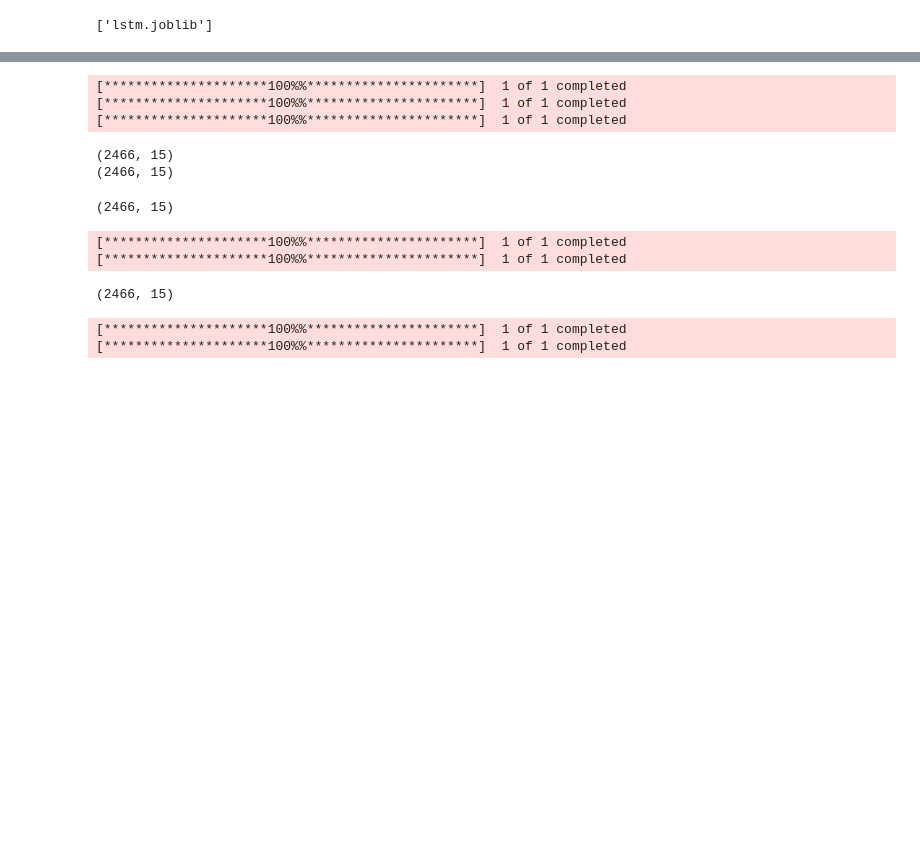
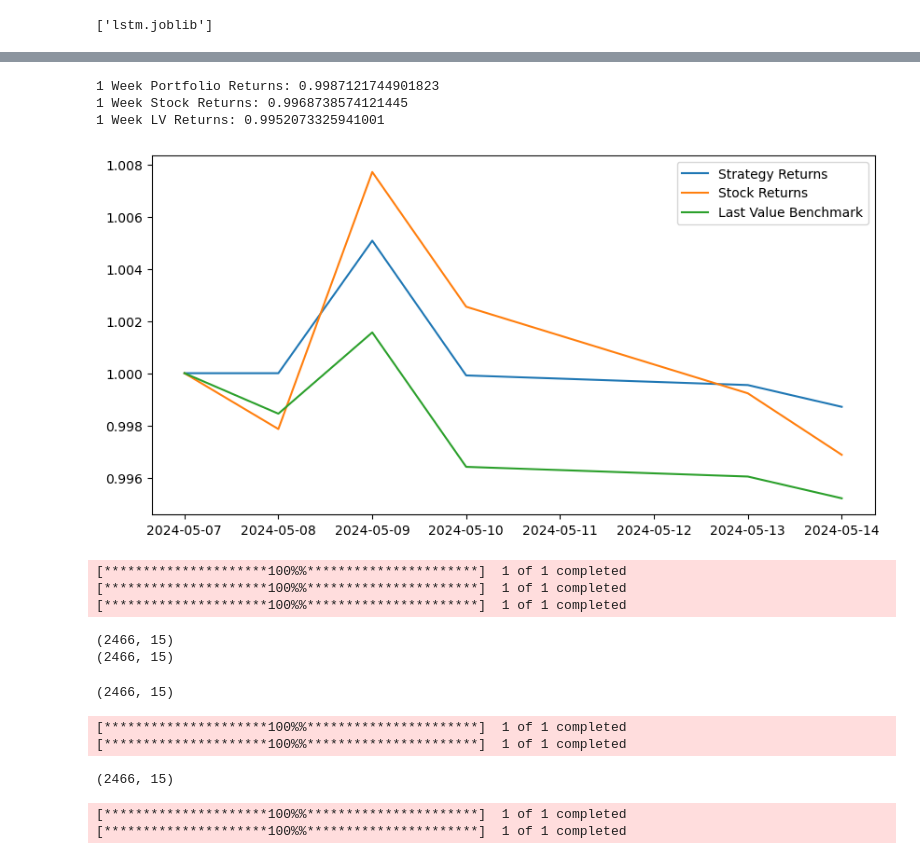
Before and after one commit to jjr2024/cs-451-quant-project, a Jupyter notebook: quant_research.ipynb, the cells around one changed output, grey strips where cells are left out. Saved outputs shown, nothing was run; the diff lists cells and outputs as text; code cells hidden in the pictures; blank space fills up the shorter version.

Commit message:
live test and OXY

```diff
--- a/quant_research.ipynb
+++ b/quant_research.ipynb
@@ -361,6 +361,7 @@ plt.legend();
 
 from sklearn.preprocessing import StandardScaler
 
+tickers = ['XOM', 'CVX', 'COP', 'EPD', 'EOG', 'DUK', 'MPC', 'SLB', 'PSX', 'OXY']
 start = '2014-05-06'
 end = '2024-05-17'
 
@@ -431,6 +432,10 @@ for t in tickers:
     X_test = X.loc[X.index >= pd.to_datetime('2024-05-07').date(),:]
     y_test = y.loc[y.index >= pd.to_datetime('2024-05-07').date(),:]
 
+    if t == 'PXD':
+        print(X)
+        print(y)
+
 
     ss1 = StandardScaler()
     ss2 = StandardScaler()
@@ -528,9 +533,11 @@ from joblib import dump, load
 dump(lstm_live, 'lstm.joblib')
 # %% [output]
 ['lstm.joblib']
+# %%
+lstm_live = load('lstm.joblib')
 # %%
 for i in range(10):
-    cum_strat_returns, cum_stock_returns, cum_lv_returns, accuracy, lv_accuracy = evaluate_lstm(lstm, X_test[_listi], y_test[_listi], X_scalers[i], y_scalers[i], features)
+    cum_strat_returns, cum_stock_returns, cum_lv_returns, accuracy, lv_accuracy = evaluate_lstm(lstm_live, X_test_list[i], y_test_list[i], X_scalers[i], y_scalers[i], features)
     if i == 0:
         cum_strat_returns_list = np.array([cum_strat_returns])
         cum_stock_returns_list = np.array([cum_stock_returns])
@@ -538,12 +545,12 @@ for i in range(10):
         accuracy_list = np.array([accuracy])
         lv_accuracy_list = np.array([lv_accuracy])
         #Adding correl
-        correl_list = np.array([X_test[i]['Prelistdicted_Price'].corr(X_test[i]['Clo_listse'])])
+        #correl_list = np.array([X_test_list[i]['Predicted_Price'].corr(X_test_list[i]['Close'])])
     else:
         cum_strat_returns_list = np.append(cum_strat_returns_list, np.array([cum_strat_returns]), axis=0)
         cum_stock_returns_list = np.append(cum_stock_returns_list, np.array([cum_stock_returns]), axis=0)
         cum_lv_returns_list = np.append(cum_lv_returns_list, np.array([cum_lv_returns]), axis=0)
         accuracy_list = np.append(accuracy_list, np.array([accuracy]), axis=0)
         lv_accuracy_list = np.append(lv_accuracy_list, np.array([lv_accuracy]), axis=0)
-        correl_list = np.array(correl_lippendnp.array([X_test[i]['Predicted_list_Price'].corr(X_test[i]['Close'])]_list), axis=0)'
+        #correl_list = np.append(correl_list, np.array([X_test[i]['Predicted_list_Price'].corr(X_test_list[i]['Close'])]), axis=0)
 # %% [output]
@@ -555,33 +573,38 @@ print(f'Avg Accuracy: {accuracy_list.mean()}, Avg LV Benchmark: {lv_accuracy_lis
 # %%
 #| code-fold: true
 #| fig-cap: A comparison of cumulative returns between our strategy returns, baseline stock returns, and the last value benchmark for 2024-05-07 to 2024-05-16
 #| label: fig-returns-live
 
 df_strat_returns = pd.DataFrame(cum_strat_returns_list.transpose(), columns=tickers)
 df_strat_returns['Cum_Strat_Returns'] = df_strat_returns.mean(axis=1)
-df_strat_returns.index = X_test[0].index
+df_strat_returns.index = X_test_list[0].index
 
 df_stock_returns = pd.DataFrame(cum_stock_returns_list.transpose(), columns=tickers)
 df_stock_returns['Cum_Stock_Returns'] = df_stock_returns.mean(axis=1)
-df_stock_returns.index = X_test[0].index
+df_stock_returns.index = X_test_list[0].index
 
 df_lv_returns = pd.DataFrame(cum_lv_returns_list.transpose(), columns=tickers)
 df_lv_returns['Cum_LV_Returns'] = df_lv_returns.mean(axis=1)
-df_lv_returns.index = X_test[0].index
+df_lv_returns.index = X_test_list[0].index
 
 total_strat_returns = df_strat_returns['Cum_Strat_Returns'].iloc[-1]
 total_stock_returns = df_stock_returns['Cum_Stock_Returns'].iloc[-1]
 total_lv_returns = df_lv_returns['Cum_LV_Returns'].iloc[-1]
 
-print(f'1 Year Portfolio Returns: {total_strat_returns}')
-print(f'1 Year Stock Returns: {total_stock_returns}')
-print(f'1 Year LV Returns: {total_lv_returns}')
+print(f'1 Week Portfolio Returns: {total_strat_returns}')
+print(f'1 Week Stock Returns: {total_stock_returns}')
+print(f'1 Week LV Returns: {total_lv_returns}')
 
 plt.figure(figsize=(10,5))
 plt.plot(df_strat_returns['Cum_Strat_Returns'], label='Strategy Returns')
 plt.plot(df_stock_returns['Cum_Stock_Returns'], label='Stock Returns')
 plt.plot(df_lv_returns['Cum_LV_Returns'], label='Last Value Benchmark')
 plt.legend();
+# %% [output]
+1 Week Portfolio Returns: 0.9987121744901823
+1 Week Stock Returns: 0.9968738574121445
+1 Week LV Returns: 0.9952073325941001
+[figure, added]
 # %%
 # could probably replace with just using evaluate_lstm() on the test data then copy code from above to visualize returns and accuracy
 
```
Also changed, not shown: parts of 4 cells of this notebook, 1 other file.
